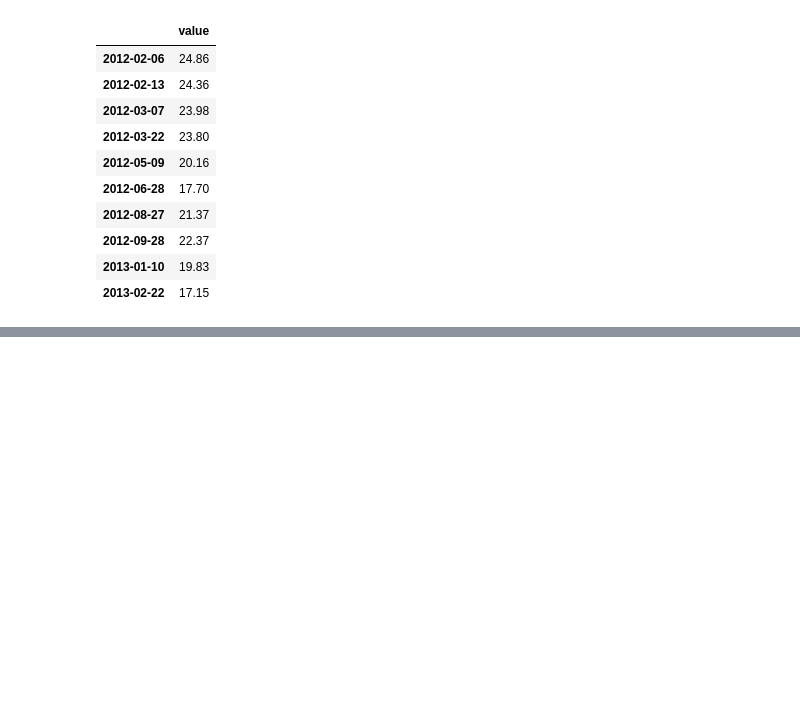
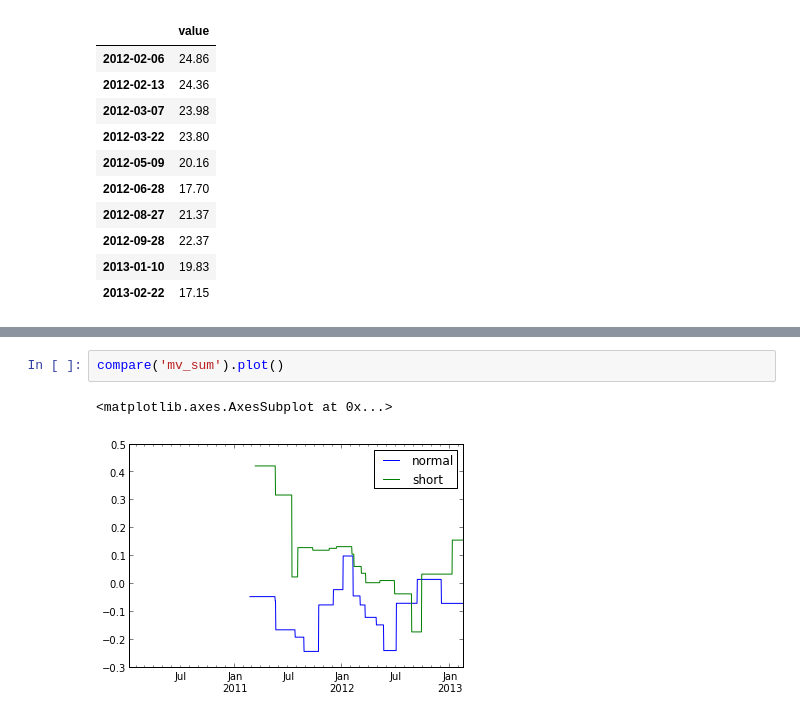
Before and after one commit to rhlobo/bigtempo, a Jupyter notebook: ipy-notebooks/DataSourceProcessor Decoratior.ipynb, the cells around one changed output, grey strips where cells are left out. Cells and saved outputs as stored; diff of their text form; blank space fills up the shorter version.

```diff
--- a/ipy-notebooks/DataSourceProcessor Decoratior.ipynb
+++ b/ipy-notebooks/DataSourceProcessor Decoratior.ipynb
@@ -282,0 +406,5 @@ engine.evaluate('MACD_Sell_Point', 'PETR4', dt(2012, 1, 1), dt(2013, 3, 1))
+# %%
+compare('mv_sum').plot()
+# %% [output]
+<matplotlib.axes.AxesSubplot at 0x...>
+[figure, added]
```
Also changed, not shown: parts of 45 cells of this notebook, 3 other files.
